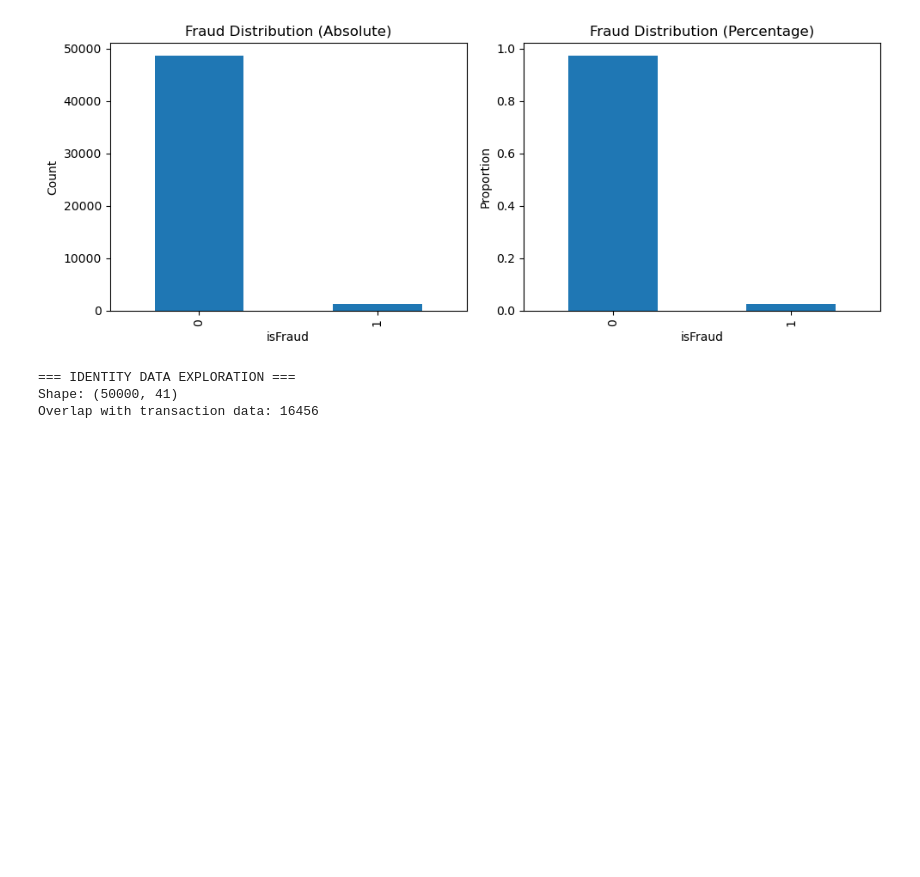
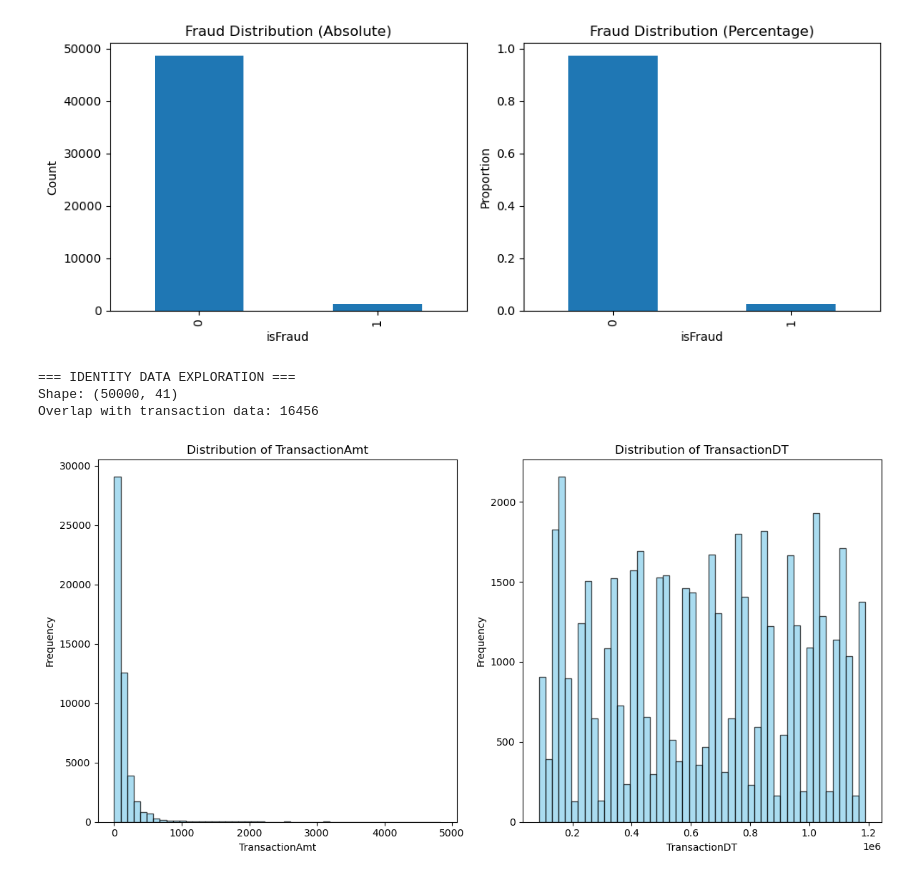
Before and after one commit to Harsh98245/FraudDetection, a Jupyter notebook: Frauddetection.ipynb, the cells around one changed output. Drawn from its saved outputs; the diff is of its cells as text; code cells hidden in the pictures; blank space fills up the shorter version.

```diff
--- a/Frauddetection.ipynb
+++ b/Frauddetection.ipynb
@@ -157,3 +157,30 @@ Fraud: 1,357 (2.71%)
 === IDENTITY DATA EXPLORATION ===
 Shape: (50000, 41)
 Overlap with transaction data: 16456
+# %%
+# ==========================================
+# 3. EDA (Exploratory Data Analysis)
+# ==========================================
+def plot_continuous_distributions(df):
+    """Plot histograms for continuous variables"""
+    continuous_columns = ['TransactionAmt', 'TransactionDT']  # Add more columns as needed
+
+    plt.figure(figsize=(12, 6))
+    for i, column in enumerate(continuous_columns, 1):
+        plt.subplot(1, len(continuous_columns), i)
+        df[column].plot(kind='hist', bins=50, color='skyblue', edgecolor='black', alpha=0.7)
+        plt.title(f'Distribution of {column}')
+        plt.xlabel(column)
+        plt.ylabel('Frequency')
+    plt.tight_layout()
+    plt.show()
+
+
+# Run the EDA functions
+if train_transaction is not None:
+    plot_continuous_distributions(train_transaction)
+    # plot_correlation_matrix(train_transaction)
+    # plot_missing_values(train_transaction)
+    # plot_outliers(train_transaction)
+# %% [output]
+[figure, added]
```
Also changed, not shown: parts of 14 cells of this notebook.
